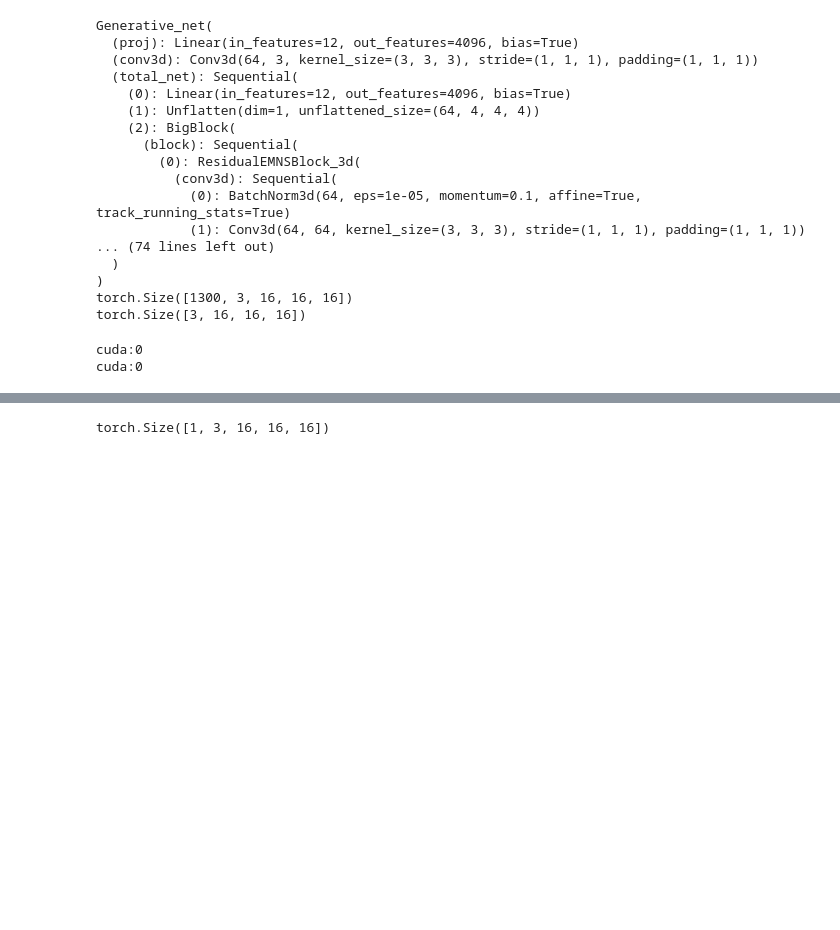
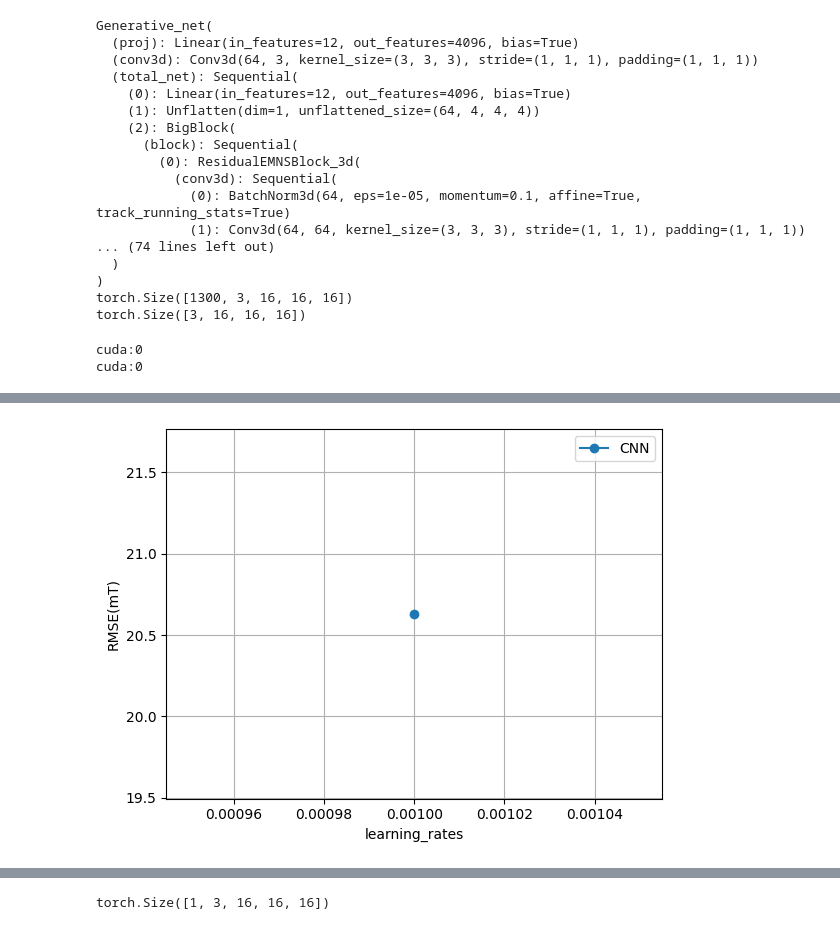
Before and after one commit to Junang-Wang/Qubot_Elastica, a Jupyter notebook: Modeling eMNS/Generative_model_v1.ipynb, the cells around one changed output, grey strips where cells are left out. Drawn from its saved outputs; the diff is of its cells as text; code cells hidden in the pictures; blank space fills up the shorter version.

```diff
--- a/Modeling eMNS/Generative_model_v1.ipynb
+++ b/Modeling eMNS/Generative_model_v1.ipynb
@@ -278,3 +279,13 @@ plt.show()
+# %%
+plt.plot(learning_rates,RMSE_history_end*1000,'-o')
+plt.xlabel('learning_rates')
+plt.ylabel('RMSE(mT)')
+# plt.ylim([0,25])
+plt.grid()
+plt.legend(['CNN'])
+plt.show()
+# %% [output]
+[figure, added]
 # %%
 print(epoch_stop)
 # %% [output]
```
Also changed, not shown: parts of 4 cells of this notebook, 4 other files.
